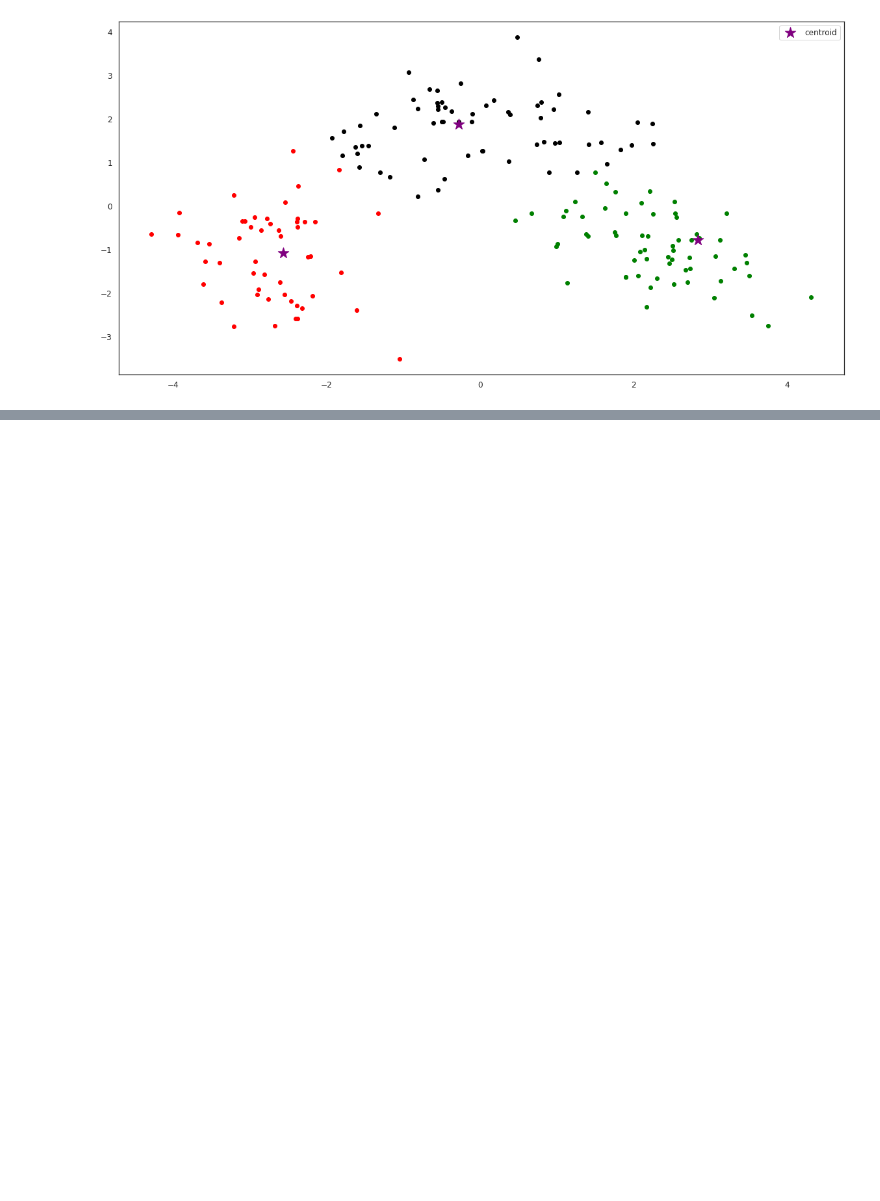
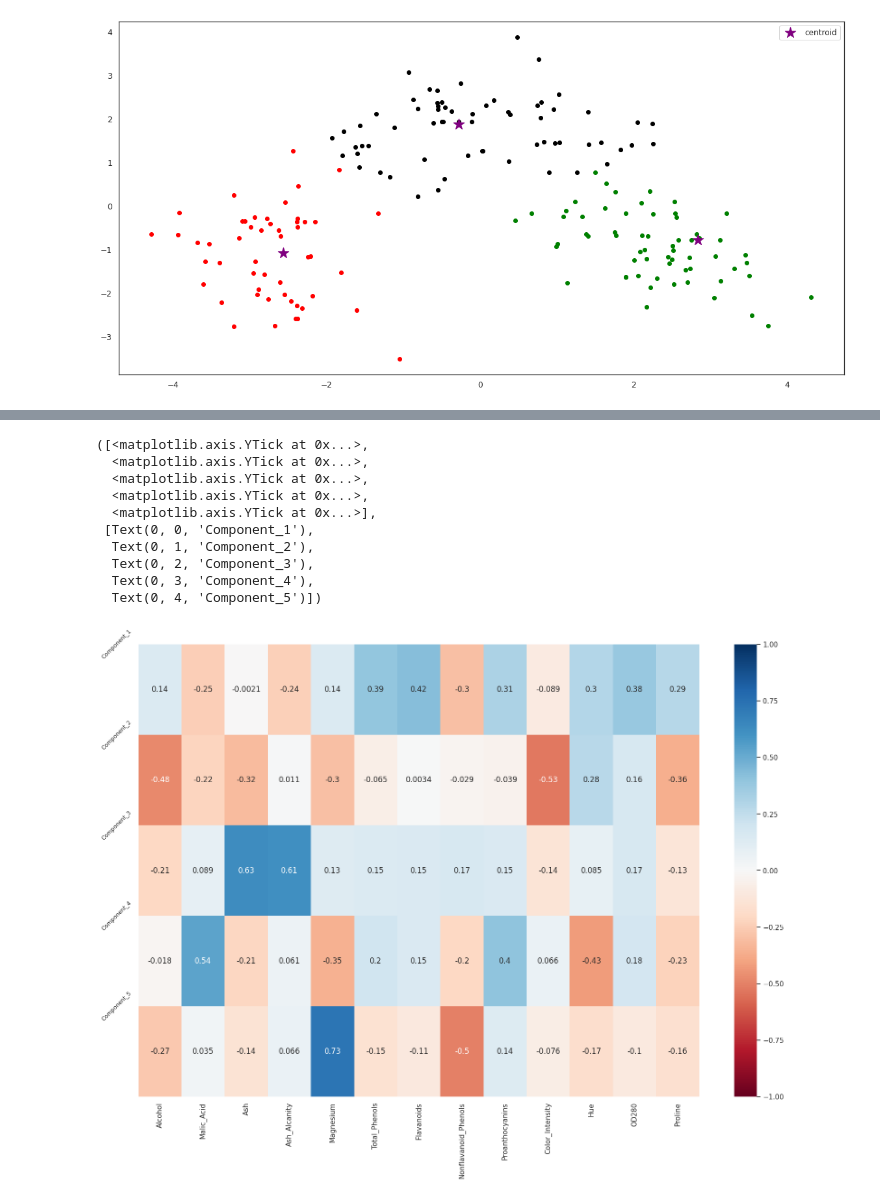
Before and after one commit to vbanai/Unsupervised-Learning-Clustering-GANS-Autoencoder, a Jupyter notebook: Italian_wine_unsupervised_learning.ipynb, the cells around one changed output, grey strips where cells are left out. Drawn from its saved outputs; the diff is of its cells as text; code cells hidden in the pictures; blank space fills up the shorter version.

```diff
--- a/Italian_wine_unsupervised_learning.ipynb
+++ b/Italian_wine_unsupervised_learning.ipynb
@@ -207,0 +291,8 @@ plt.legend()
+# %%
+#LOADING: correlation between an original variable and a component
+# First value of the array /0.1443294/ shows the loading of the first feature on the first component
+
+df_pca_comp=pd.DataFrame(data=pca.components_, columns=data_cluster.columns,
+                         index=['Component_1','Component_2', 'Component_3', 'Component_4', 'Component_5'])
+
+df_pca_comp  # shows the correlations
@@ -207,0 +306,16 @@ plt.legend()
+# %%
+sns.heatmap(df_pca_comp, vmin=-1, vmax=1, cmap='RdBu', annot= True)
+plt.yticks([0,1,2,3,4],
+           ['Component_1', 'Component_2', 'Component_3' , 'Component_4', 'Component_5'], rotation=45, fontsize=9)
+# %% [output]
+([<matplotlib.axis.YTick at 0x...>,
+  <matplotlib.axis.YTick at 0x...>,
+  <matplotlib.axis.YTick at 0x...>,
+  <matplotlib.axis.YTick at 0x...>,
+  <matplotlib.axis.YTick at 0x...>],
+ [Text(0, 0, 'Component_1'),
+  Text(0, 1, 'Component_2'),
+  Text(0, 2, 'Component_3'),
+  Text(0, 3, 'Component_4'),
+  Text(0, 4, 'Component_5')])
+[figure, added]
```
Also changed, not shown: parts of 21 cells of this notebook.
